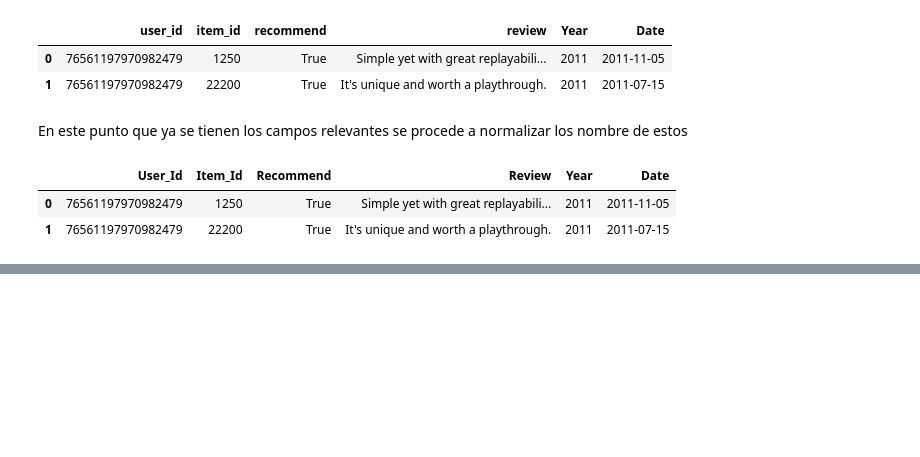
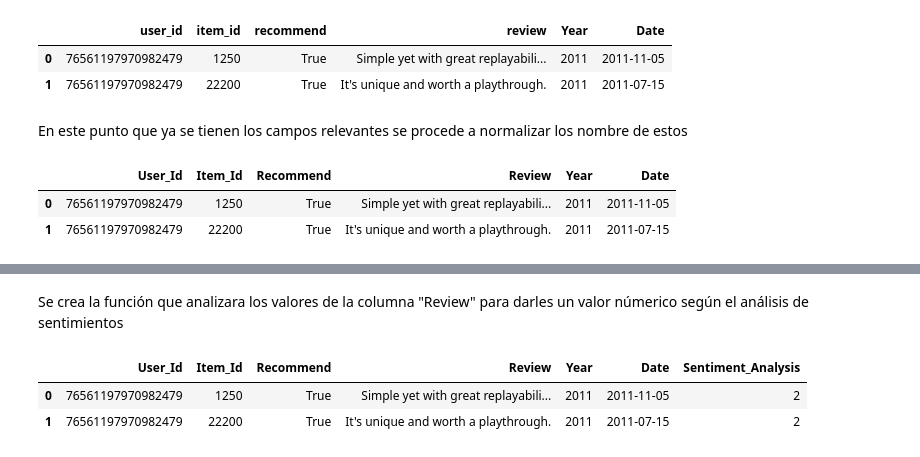
Before and after one commit to DavidssonGon/PI_ML_OPS_STEAM_DSFT17, a Jupyter notebook: ETL.ipynb, the cells around one changed output, grey strips where cells are left out. Cells and saved outputs as stored; diff of their text form; code cells hidden in the pictures; blank space fills up the shorter version.

```diff
--- a/ETL.ipynb
+++ b/ETL.ipynb
@@ -390,0 +402,38 @@ df_reviews.head(2)
+# %% [markdown]
+Se crea la función que analizara los valores de la columna "Review" para darles un valor númerico según el análisis de sentimientos
+# %%
+# Se inicializa el analizador de sentimientos
+AS = SentimentIntensityAnalyzer()
+
+# '0' si es malo
+# '1' si es neutral
+# '2' si es positivo
+
+# Funcion para asignar valores de acuerdo a la escala
+def puntaje_sentimiento(texto): # La variable de entrada de mi función seran los valores en formato str de la columna "Review"
+    if pd.isnull(texto) or texto == '': # Evalua si el valor es un Nulo o un string vacío
+        return 1 # Si es así retorna 1 que es un valor neutral
+    elif isinstance(texto, str): # Verifica que el "texto" se una instancia del tipo str
+        sentimiento = AS.polarity_scores(texto) # Se utiliza el analizador de sentimientos 'AS' para obtener un diccionario de puntajes de polarida y la función polarity_scores devuelve un diccionario que contiene puntajes para la polaridad positiva, negativa, neutra y un puntaje compuesto que resume la polaridad general del texto
+        puntaje_compuesto = sentimiento['compound'] # Se extrae el puntaje compuesto del diccionario de sentimientos
+        if puntaje_compuesto >= -0.05:
+            return 2 # es positivo
+        elif puntaje_compuesto <= -0.05:
+            return 0 # es malo
+        else:
+            return 1 # es neutral
+    else:
+        return 1 # Si no cumple ninguna condición es neutral
+# %%
+# Se convierte la columna 'Review' a formato str
+df_reviews['Review'] = df_reviews['Review'].astype(str)
+
+# Se aplica la función puntaje_sentimiento a la columna 'Review' creando una nueva columna llamada 'Sentiment_Analysis' que contendra los puntajes de este análisis
+df_reviews['Sentiment_Analysis'] = df_reviews['Review'].apply(puntaje_sentimiento)
+df_reviews.head(2)
+
+# Tardo 20.7 seg
+# %% [output]
+|  | User_Id | Item_Id | Recommend | Review | Year | Date | Sentiment_Analysis |
+| 0 | 76561197970982479 | 1250 | True | Simple yet with great replayabili... | 2011 | 2011-11-05 | 2 |
+| 1 | 76561197970982479 | 22200 | True | It's unique and worth a playthrough. | 2011 | 2011-07-15 | 2 |
```
Also changed, not shown: parts of 13 cells of this notebook, 2 other files.
